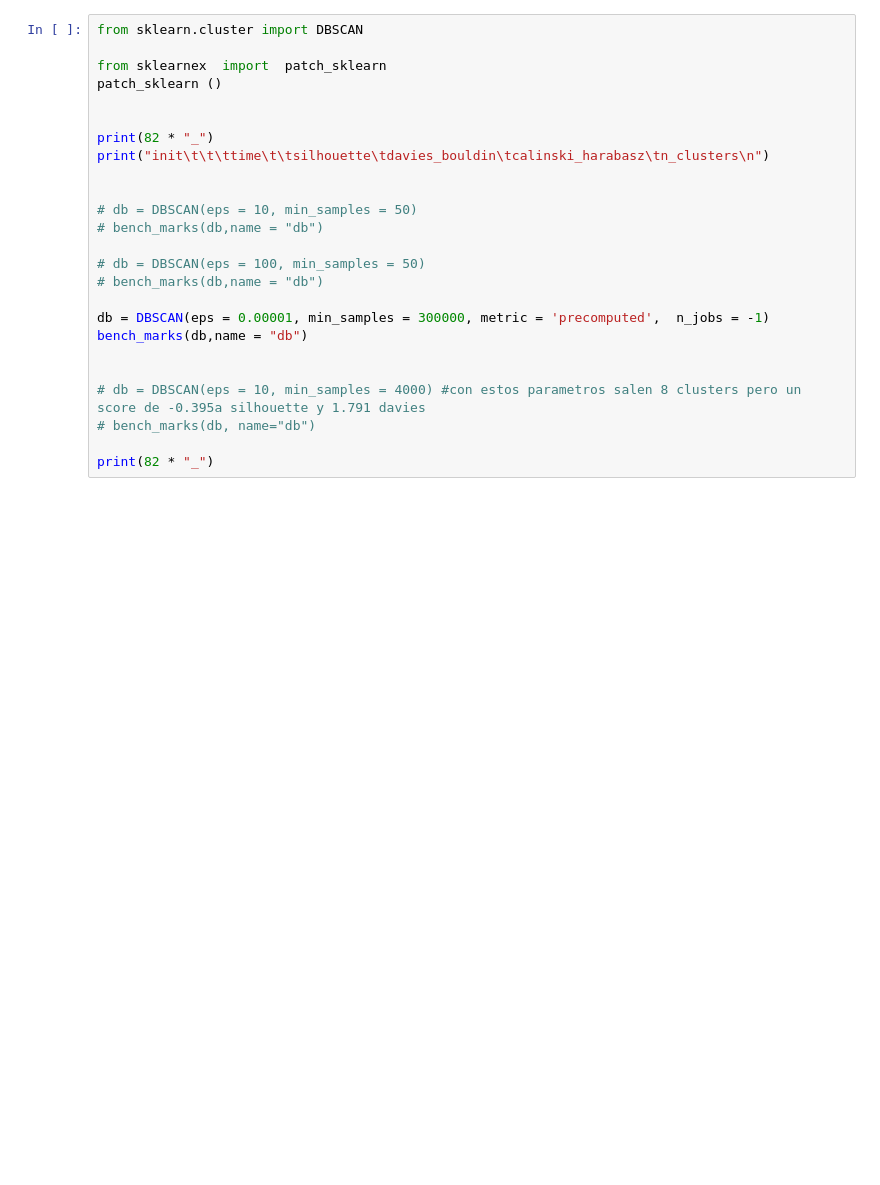
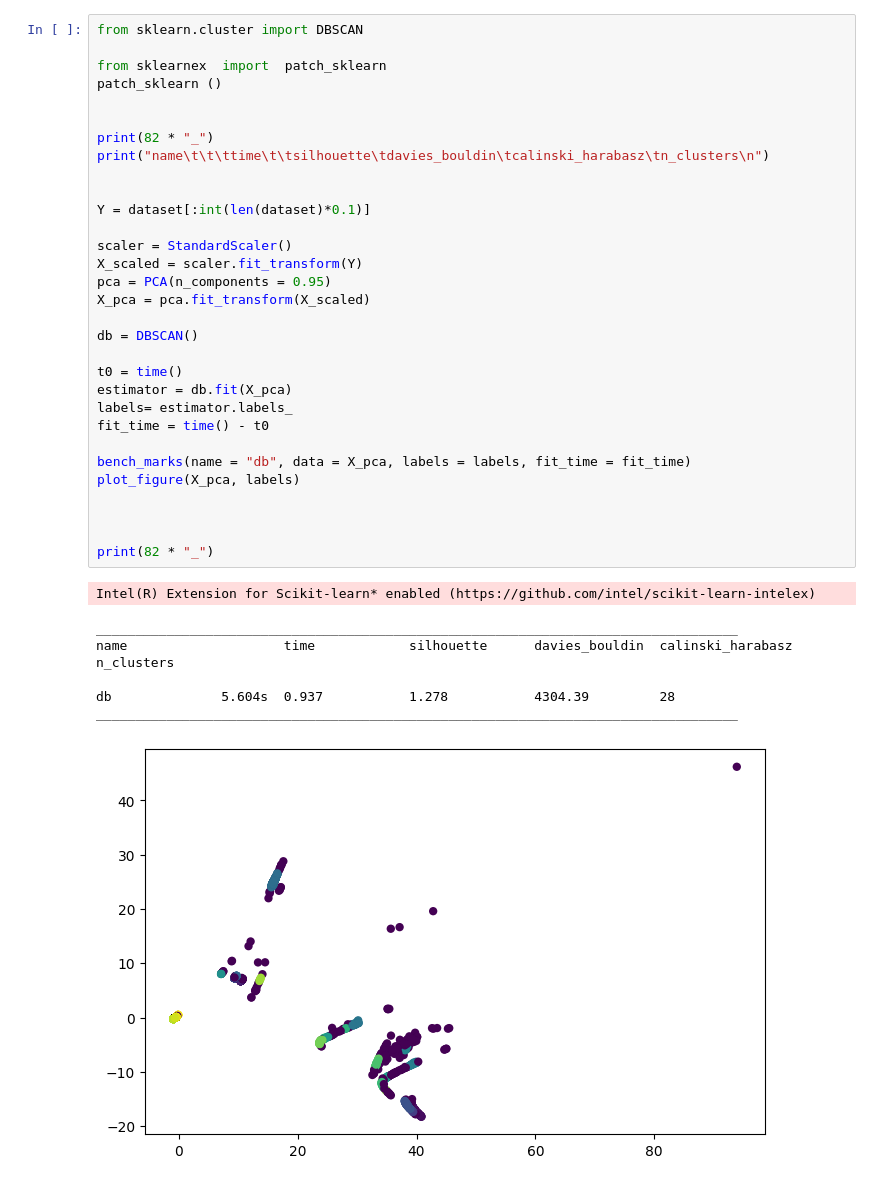
Before and after one commit to LuisPradaConde/TFG, a Jupyter notebook: DBSCAN.ipynb, the cells around one changed output. Drawn from its saved outputs; the diff is of its cells as text; blank space fills up the shorter version.

```diff
--- a/DBSCAN.ipynb
+++ b/DBSCAN.ipynb
@@ -68,25 +55,39 @@ def bench_marks(algoritm, name):
 # %%
 from sklearn.cluster import DBSCAN
 
 from sklearnex  import  patch_sklearn
 patch_sklearn ()
 
 
 print(82 * "_")
-print("init\t\t\ttime\t\tsilhouette\tdavies_bouldin\tcalinski_harabasz\tn_clusters\n")
+print("name\t\t\ttime\t\tsilhouette\tdavies_bouldin\tcalinski_harabasz\tn_clusters\n")
 
 
-# db = DBSCAN(eps = 10, min_samples = 50)
-# bench_marks(db,name = "db")
+Y = dataset[:int(len(dataset)*0.1)]
 
-# db = DBSCAN(eps = 100, min_samples = 50)
-# bench_marks(db,name = "db")
+scaler = StandardScaler()
+X_scaled = scaler.fit_transform(Y)
+pca = PCA(n_components = 0.95)
+X_pca = pca.fit_transform(X_scaled)
 
-db = DBSCAN(eps = 0.00001, min_samples = 300000, metric = 'precomputed',  n_jobs = -1)
-bench_marks(db,name = "db")
+db = DBSCAN()
+
+t0 = time()
+estimator = db.fit(X_pca)
+labels= estimator.labels_
+fit_time = time() - t0
+
+bench_marks(name = "db", data = X_pca, labels = labels, fit_time = fit_time)
+plot_figure(X_pca, labels)
 
 
-# db = DBSCAN(eps = 10, min_samples = 4000) #con estos parametros salen 8 clusters pero un score de -0.395a silhouette y 1.791 davies
-# bench_marks(db, name="db")
 
 print(82 * "_")
+# %% [output]
+Intel(R) Extension for Scikit-learn* enabled (https://github.com/intel/scikit-learn-intelex)
+__________________________________________________________________________________
+name                    time            silhouette      davies_bouldin  calinski_harabasz       n_clusters
+
+db              5.604s  0.937           1.278           4304.39         28
+__________________________________________________________________________________
+[figure, added]
```
Also changed, not shown: parts of 2 cells of this notebook, 6 other files.
